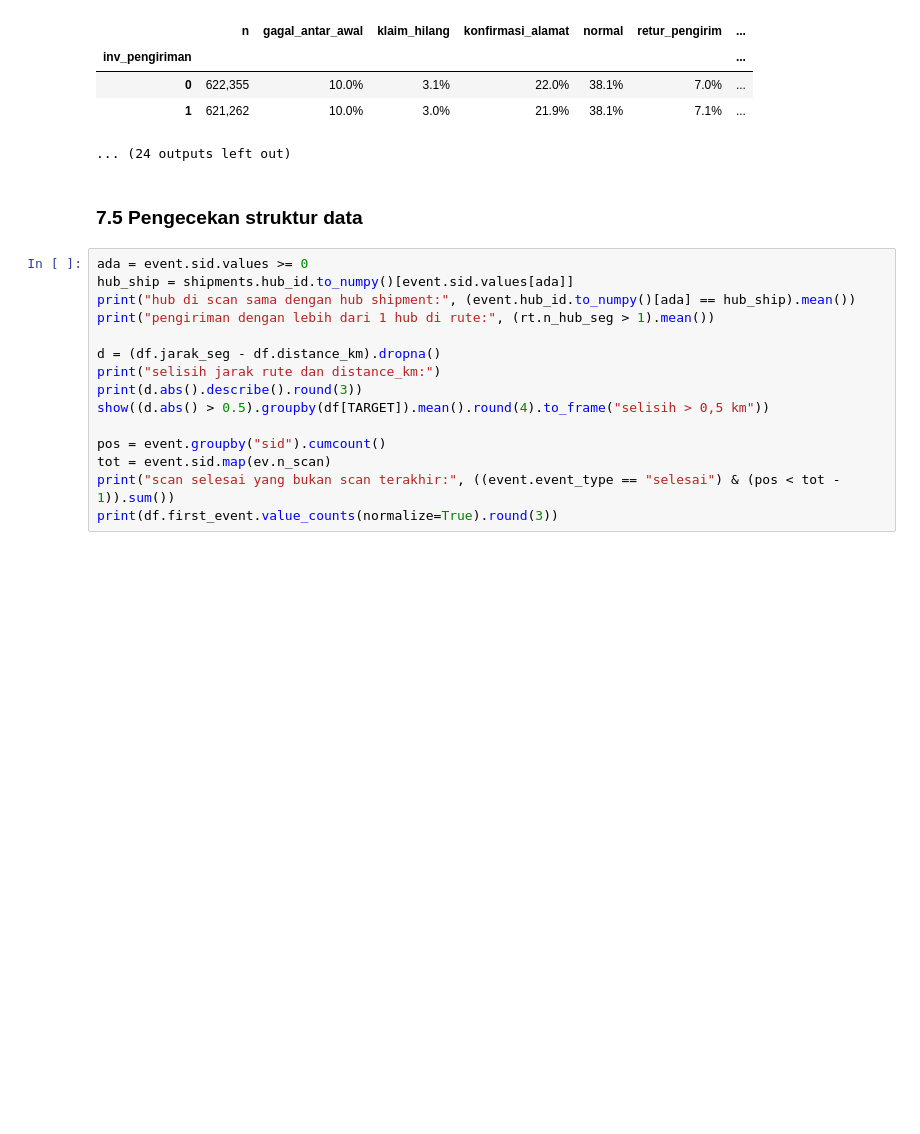
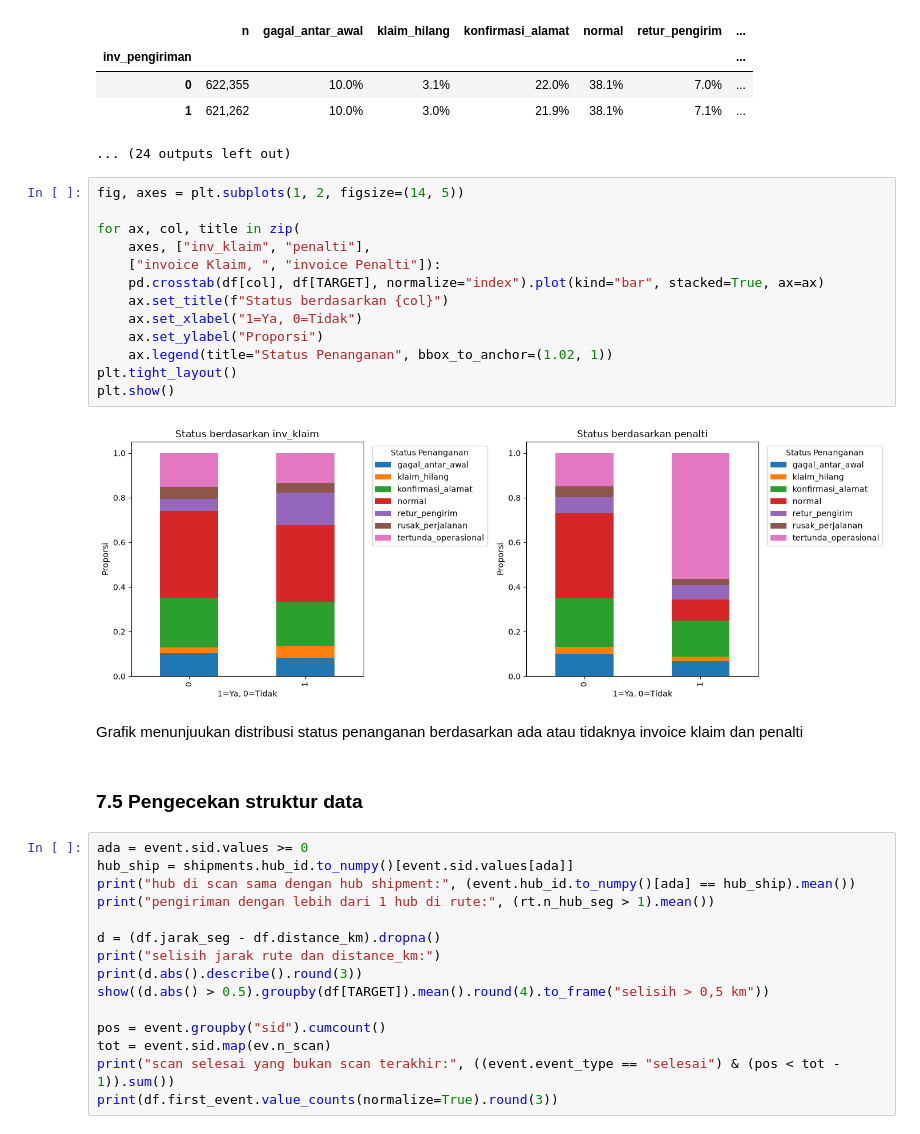
Before and after one commit to AndreMasalle/Datavidia-2026, a Jupyter notebook: eda.ipynb, the cells around one changed output. Cells and saved outputs as stored; diff of their text form; blank space fills up the shorter version.

```diff
--- a/eda.ipynb
+++ b/eda.ipynb
@@ -844,6 +911,23 @@ inv_pengiriman (V = 0.0021)
 | 0 | 622,355 | 10.0% | 3.1% | 22.0% | 38.1% | 7.0% | ... |
 | 1 | 621,262 | 10.0% | 3.0% | 21.9% | 38.1% | 7.1% | ... |
 ... (24 outputs left out)
+# %%
+fig, axes = plt.subplots(1, 2, figsize=(14, 5))
+
+for ax, col, title in zip(
+    axes, ["inv_klaim", "penalti"],
+    ["invoice Klaim, ", "invoice Penalti"]):
+    pd.crosstab(df[col], df[TARGET], normalize="index").plot(kind="bar", stacked=True, ax=ax)
+    ax.set_title(f"Status berdasarkan {col}")
+    ax.set_xlabel("1=Ya, 0=Tidak")
+    ax.set_ylabel("Proporsi")
+    ax.legend(title="Status Penanganan", bbox_to_anchor=(1.02, 1))
+plt.tight_layout()
+plt.show()
+# %% [output]
+[figure, added]
+# %% [markdown]
+Grafik menunjuukan distribusi status penanganan berdasarkan ada atau tidaknya invoice klaim dan penalti
 # %% [markdown]
 ### 7.5 Pengecekan struktur data
 # %%
```
Also changed, not shown: parts of 16 cells of this notebook.
